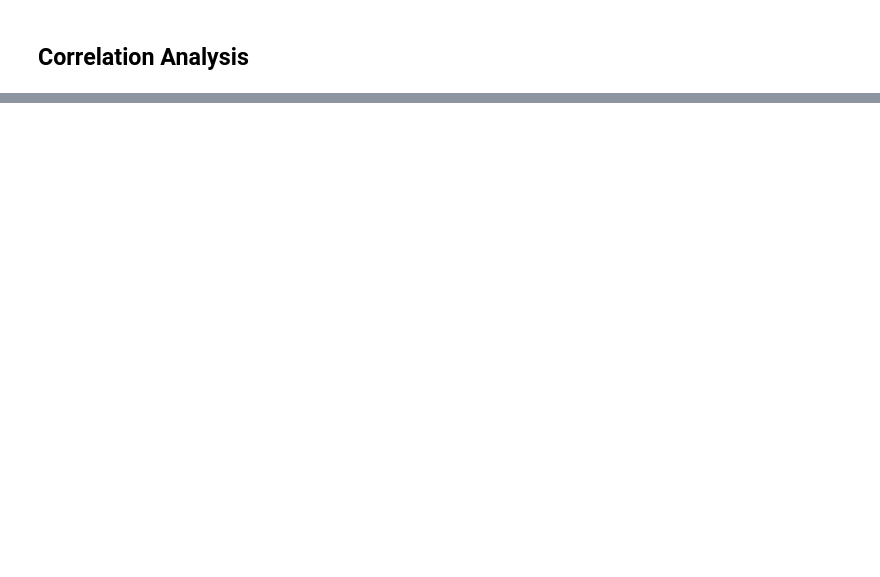
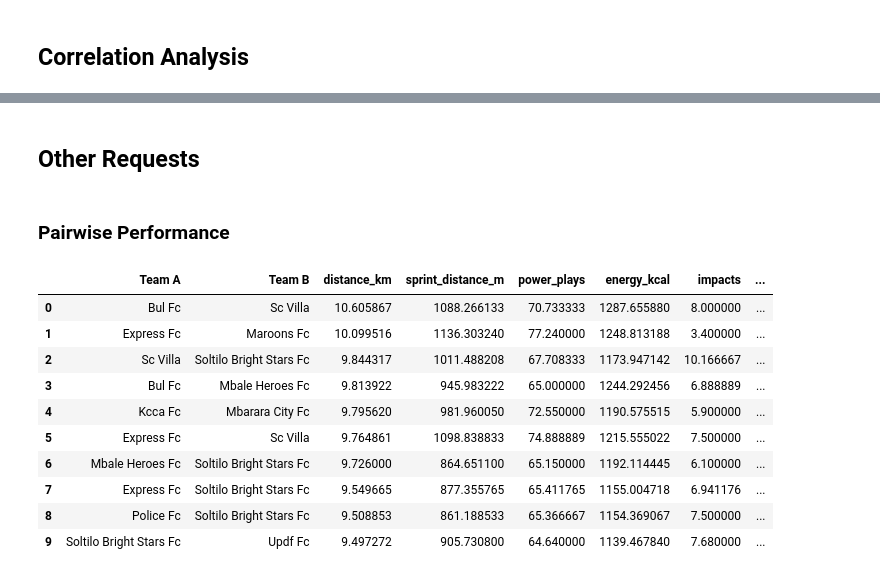
Before and after one commit to humphrey-nyanzi/physical-data-pipeline, a Jupyter notebook: analysis_UPL_2025.ipynb, the cells around one changed output, grey strips where cells are left out. Saved outputs shown, nothing was run; the diff lists cells and outputs as text; code cells hidden in the pictures; blank space fills up the shorter version.

```diff
--- a/analysis_UPL_2025.ipynb
+++ b/analysis_UPL_2025.ipynb
@@ -764,0 +1085,37 @@ plt.show()
+# %% [markdown]
+## Other Requests
+# %% [markdown]
+### Pairwise Performance
+# %%
+# Calculate and display the average distance covered by players of both teams when they play each other, for all pairs
+clubs = sorted(df['club_for'].unique())
+pair_avg_distances = []
+pair_avg_volumes = []
+for i, club1 in enumerate(clubs):
+    for club2 in clubs[i+1:]:
+        mask = (
+            ((df['club_for'] == club1) & (df['club_against'] == club2)) |
+            ((df['club_for'] == club2) & (df['club_against'] == club1))
+        )
+        relevant_rows = df[mask & (df['club_for'].isin([club1, club2]))]
+        if not relevant_rows.empty:
+            avg_metrics = relevant_rows[volume_metrics].mean()
+            row = {'Team A': club1, 'Team B': club2}
+            row.update(avg_metrics.to_dict())
+            pair_avg_volumes.append(row)
+
+pair_avg_volumes_df = pd.DataFrame(pair_avg_volumes)
+pair_avg_volumes_df = pair_avg_volumes_df.sort_values(by='distance_km', ascending=False).reset_index(drop=True)
+style_table_for_docs(pair_avg_volumes_df.head(10))
+# %% [output]
+|  | Team A | Team B | distance_km | sprint_distance_m | power_plays | energy_kcal | impacts | ... |
+| 0 | Bul Fc | Sc Villa | 10.605867 | 1088.266133 | 70.733333 | 1287.655880 | 8.000000 | ... |
+| 1 | Express Fc | Maroons Fc | 10.099516 | 1136.303240 | 77.240000 | 1248.813188 | 3.400000 | ... |
+| 2 | Sc Villa | Soltilo Bright Stars Fc | 9.844317 | 1011.488208 | 67.708333 | 1173.947142 | 10.166667 | ... |
+| 3 | Bul Fc | Mbale Heroes Fc | 9.813922 | 945.983222 | 65.000000 | 1244.292456 | 6.888889 | ... |
+| 4 | Kcca Fc | Mbarara City Fc | 9.795620 | 981.960050 | 72.550000 | 1190.575515 | 5.900000 | ... |
+| 5 | Express Fc | Sc Villa | 9.764861 | 1098.838833 | 74.888889 | 1215.555022 | 7.500000 | ... |
+| 6 | Mbale Heroes Fc | Soltilo Bright Stars Fc | 9.726000 | 864.651100 | 65.150000 | 1192.114445 | 6.100000 | ... |
+| 7 | Express Fc | Soltilo Bright Stars Fc | 9.549665 | 877.355765 | 65.411765 | 1155.004718 | 6.941176 | ... |
+| 8 | Police Fc | Soltilo Bright Stars Fc | 9.508853 | 861.188533 | 65.366667 | 1154.369067 | 7.500000 | ... |
+| 9 | Soltilo Bright Stars Fc | Updf Fc | 9.497272 | 905.730800 | 64.640000 | 1139.467840 | 7.680000 | ... |
```
Also changed, not shown: parts of 44 cells of this notebook, 2 other files.
